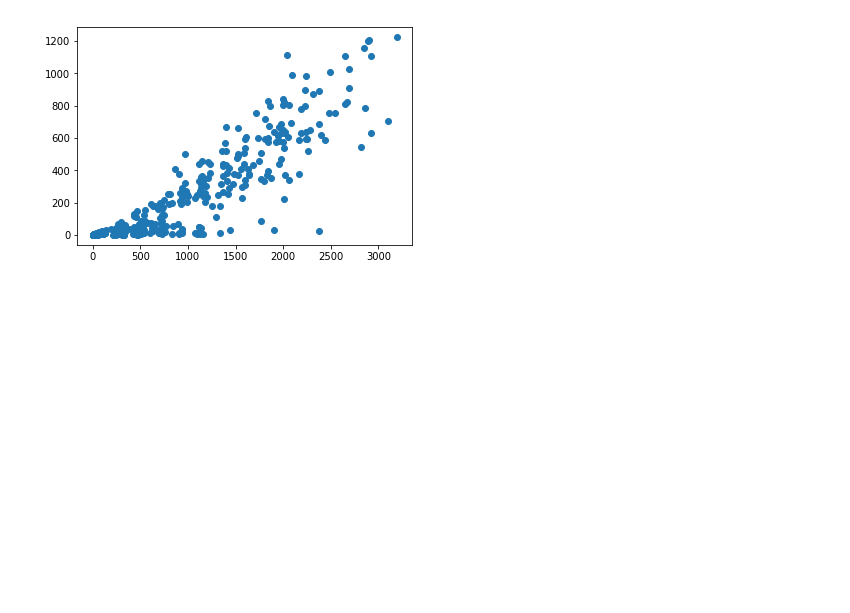
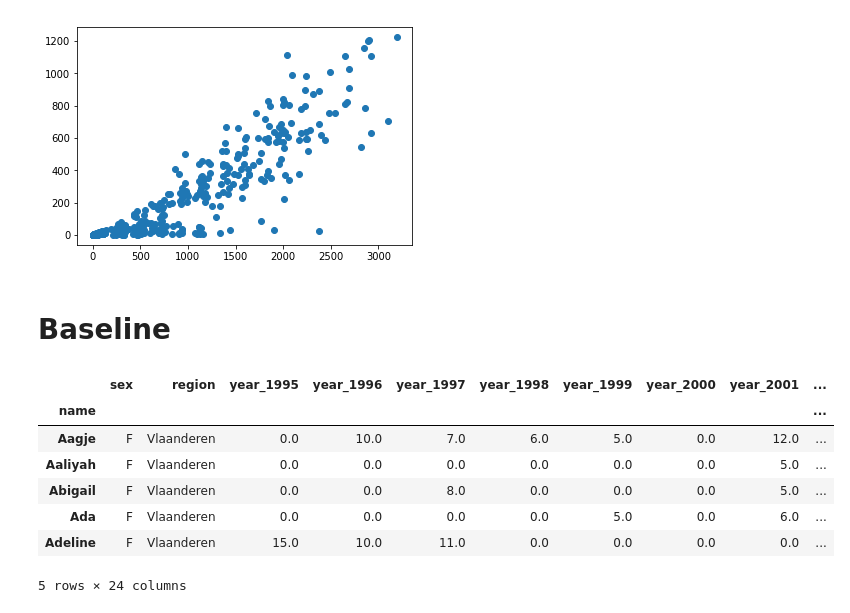
Before and after one commit to rockestate/bootcamp2017, a Jupyter notebook: notebooks/recommandation-engine.ipynb, the cells around one changed output. Cells and saved outputs as stored; diff of their text form; code cells hidden in the pictures; blank space fills up the shorter version.

```diff
--- a/notebooks/recommandation-engine.ipynb
+++ b/notebooks/recommandation-engine.ipynb
@@ -63,3 +65,17 @@ plt.scatter(name_df['views'], name_df['clicks'])
 # %% [output]
 <matplotlib.collections.PathCollection at 0x...>
 [figure]
+# %% [markdown]
+# Baseline
+# %%
+popularity = pd.read_csv('../data/popularity.csv').set_index('name')
+popularity.head()
+# %% [output]
+|  | sex | region | year_1995 | year_1996 | year_1997 | year_1998 | year_1999 | year_2000 | year_2001 | ... |
+| name |  |  |  |  |  |  |  |  |  | ... |
+| Aagje | F | Vlaanderen | 0.0 | 10.0 | 7.0 | 6.0 | 5.0 | 0.0 | 12.0 | ... |
+| Aaliyah | F | Vlaanderen | 0.0 | 0.0 | 0.0 | 0.0 | 0.0 | 0.0 | 5.0 | ... |
+| Abigail | F | Vlaanderen | 0.0 | 0.0 | 8.0 | 0.0 | 0.0 | 0.0 | 5.0 | ... |
+| Ada | F | Vlaanderen | 0.0 | 0.0 | 0.0 | 0.0 | 5.0 | 0.0 | 6.0 | ... |
+| Adeline | F | Vlaanderen | 15.0 | 10.0 | 11.0 | 0.0 | 0.0 | 0.0 | 0.0 | ... |
+5 rows × 24 columns
```
Also changed, not shown: parts of 2 cells of this notebook.
